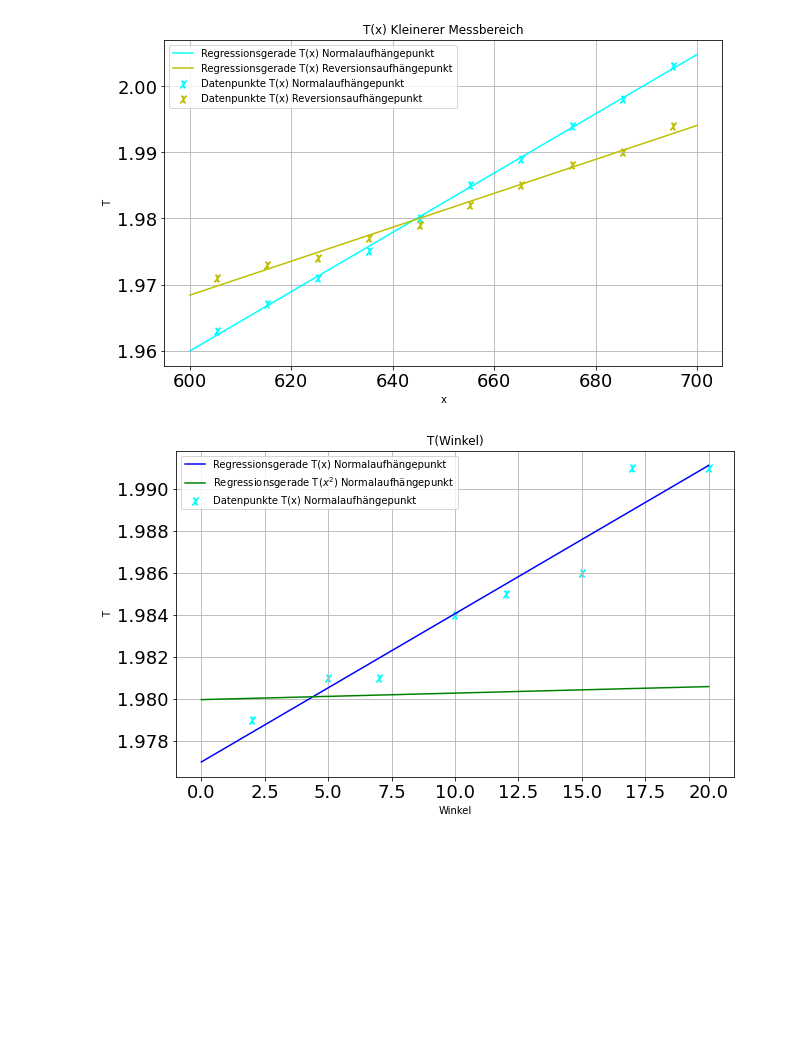
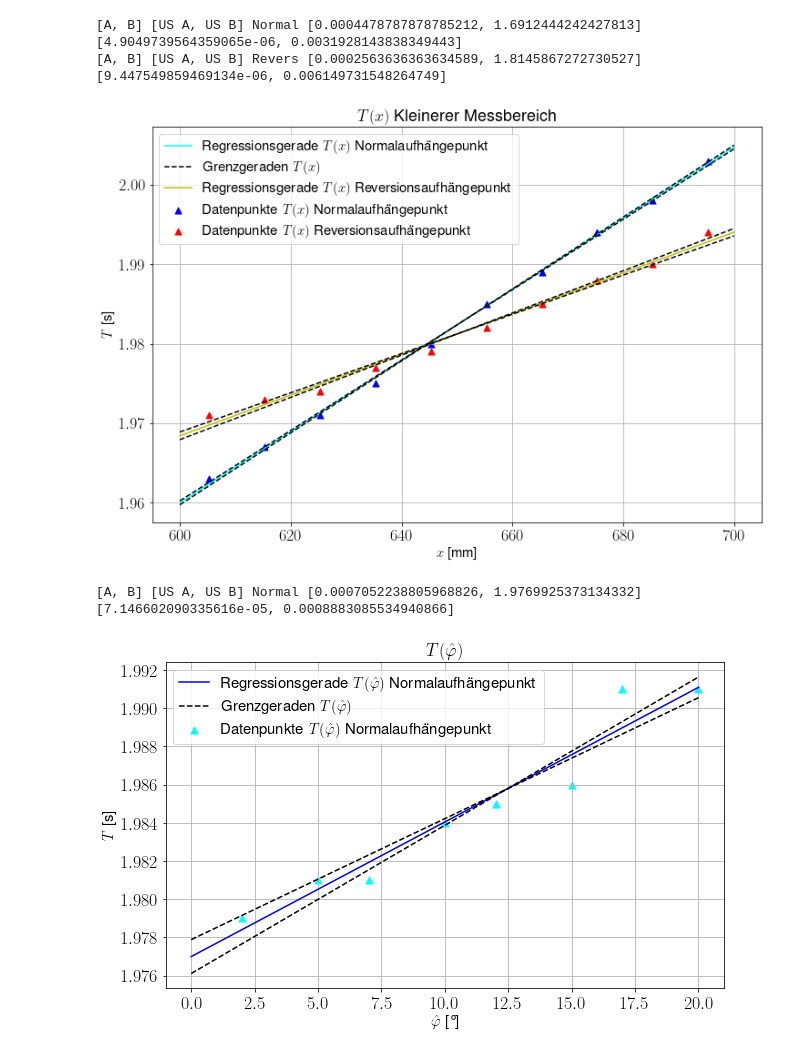
Before and after one commit to AP1ACC/V1, a Jupyter notebook: V 18/V18.ipynb, the cells around one changed output. Cells and saved outputs as stored; diff of their text form; code cells hidden in the pictures; blank space fills up the shorter version.

```diff
--- a/V 18/V18.ipynb
+++ b/V 18/V18.ipynb
@@ -9,11 +9,11 @@ import scipy.constants as pc
 from sympy import *
 from math import log10, floor
 
-#rcParams['font.size'] = 15
-#rcParams['font.weight'] = 'bold'
-#rcParams['text.usetex'] = True
-#rcParams['font.family'] = 'sans-serif'
-#rcParams['font.sans-serif'] = ['Helvetica']
+rcParams['font.size'] = 15
+rcParams['font.weight'] = 'bold'
+rcParams['text.usetex'] = True
+rcParams['font.family'] = 'sans-serif'
+rcParams['font.sans-serif'] = ['Helvetica']
 # %%
 # Funktionen
 def am(werte):
@@ -267,31 +284,46 @@ n3 = 10
 perT3 = zeiten3/n3
 perTR3 = zeitenR3/n3
 # %%
-# Standard plotting
-
-fig, ax = plt.subplots(figsize=(10,6))
+fig, ax = plt.subplots(figsize=(12,8))
 ax.tick_params(axis='both', which='major', labelsize=18)
 ax.tick_params(axis='both', which='minor', labelsize=16)
 
 
-x3 = np.linspace(600, 700, 5)
+x3 = np.linspace(600, 700, 20)
 
-z3 = np.polyfit(laengen3,perT3, 1)
-zR3 = np.polyfit(laengen3,perTR3, 1)
+z3 = [bestB(laengen3,perT3), bestA(laengen3,perT3)]#np.polyfit(laengen3,perT3, 1)
+z3u = [stuB(laengen3,perT3), stuA(laengen3,perT3)]
 
-ax.scatter(laengen3, perT3, color='cyan',s=50 ,marker=r'$\chi$', label='Datenpunkte T(x) Normalaufhängepunkt')
-ax.scatter(laengen3, perTR3, color='y',s=50,  marker=r'$\chi$', label='Datenpunkte T(x) Reversionsaufhängepunkt')
-ax.plot(x3, z3[1]+z3[0]*x2, color='cyan', label='Regressionsgerade T(x) Normalaufhängepunkt')
-ax.plot(x3, zR3[1]+zR3[0]*x2, color='y', label='Regressionsgerade T(x) Reversionsaufhängepunkt')
-#ax.errorbar(am_x, am_y, xerr=std_x, yerr=std_y, fmt='D', color='#d0740b', label='label')
+ax.scatter(laengen3, perT3, color='b',s=50 ,marker=r'^', label=r'Datenpunkte $T(x)$ Normalaufhängepunkt')
 
-ax.set(xlabel='x', ylabel='T', title='T(x) Kleinerer Messbereich')
+ax.plot(x3, z3[1]+z3[0]*x3, color='cyan', label=r'Regressionsgerade $T(x)$ Normalaufhängepunkt')
+
+ax.plot(x3, x3*(z3[0]-z3u[0])+z3[1]+z3u[1], color='black', linestyle='--',label=r'Grenzgeraden $T(x)$')
+ax.plot(x3, x3*(z3[0]+z3u[0])+z3[1]-z3u[1], color='black', linestyle='--')
+
+zR3 = [bestB(laengen3,perTR3), bestA(laengen3,perTR3)]
+zR3u = [stuB(laengen3,perTR3), stuA(laengen3,perTR3)]
+
+ax.scatter(laengen3, perTR3, color='r',s=50,  marker=r'^', label=r'Datenpunkte $T(x)$ Reversionsaufhängepunkt')
+
+ax.plot(x3, zR3[1]+zR3[0]*x3, color='y', label=r'Regressionsgerade $T(x)$ Reversionsaufhängepunkt')
+
+ax.plot(x3, x3*(zR3[0]-zR3u[0])+zR3[1]+zR3u[1], color='black', linestyle='--')
+ax.plot(x3, x3*(zR3[0]+zR3u[0])+zR3[1]-zR3u[1], color='black', linestyle='--')
+
+
+ax.set(xlabel=r'$x$ [mm]', ylabel=r'$T$ [s]', title=r'$T(x)$ Kleinerer Messbereich')
 ax.legend()
 ax.grid()
 
 fig.savefig("T(x)3.png")
+
+print('[A, B] [US A, US B] Normal', z3, z3u)
+print('[A, B] [US A, US B] Revers', zR3, zR3u)
 # %% [output]
+[A, B] [US A, US B] Normal [0.0004478787878785212, 1.6912444242427813] [4.9049739564359065e-06, 0.0031928143838349443]
+[A, B] [US A, US B] Revers [0.0002563636363634589, 1.8145867272730527] [9.447549859469134e-06, 0.006149731548264749]
-[figure, old version]
+[figure, new version]
 # %%
 #Messungen
 
@@ -309,16 +341,26 @@ fig, ax = plt.subplots(figsize=(10,6))
 ax.tick_params(axis='both', which='major', labelsize=18)
 ax.tick_params(axis='both', which='minor', labelsize=16)
 
-z4 = np.polyfit(winkel,perT4, 1)
-x4 = np.linspace(0, 20, 8)
+x4 = np.linspace(0, 20, 20)
 
-ax.scatter(winkel, perT4, color='cyan',s=50 ,marker=r'$\chi$', label='Datenpunkte T(x) Normalaufhängepunkt')
-ax.plot(x4, z4[1]+z4[0]*x4, color='b', label='Regressionsgerade T(x) Normalaufhängepunkt')
-ax.plot(x4, z4q[1]+z4q[0]*x4, color='g', label=r'Regressionsgerade T($x^2$) Normalaufhängepunkt')
+z4 = [bestB(winkel,perT4), bestA(winkel,perT4)]
+z4u = [stuB(winkel,perT4), stuA(winkel,perT4)]
+
+ax.scatter(winkel, perT4, color='cyan',s=50 ,marker=r'^', label=r'Datenpunkte $T(\hat{\varphi})$ Normalaufhängepunkt')
+
+ax.plot(x4, z4[1]+z4[0]*x4, color='b', label=r'Regressionsgerade $T(\hat{\varphi})$ Normalaufhängepunkt')
+
+ax.plot(x4, x4*(z4[0]-z4u[0])+z4[1]+z4u[1], color='black', linestyle='--',label=r'Grenzgeraden $T(\hat{\varphi})$')
+ax.plot(x4, x4*(z4[0]+z4u[0])+z4[1]-z4u[1], color='black', linestyle='--')
 
 
-ax.set(xlabel='Winkel', ylabel='T', title=r'T($\phi$)')
+ax.set(xlabel=r'$\hat{\varphi}$ [°]', ylabel=r'$T$ [s]', title=r'$T(\hat{\varphi})$')
 ax.legend()
 ax.grid()
+
+fig.savefig("T(p).png")
+
+print('[A, B] [US A, US B] Normal', z4, z4u)
 # %% [output]
+[A, B] [US A, US B] Normal [0.0007052238805968826, 1.9769925373134332] [7.146602090335616e-05, 0.0008883085534940866]
-[figure, old version]
+[figure, new version]
```
Also changed, not shown: parts of 7 cells of this notebook, 5 other files.
